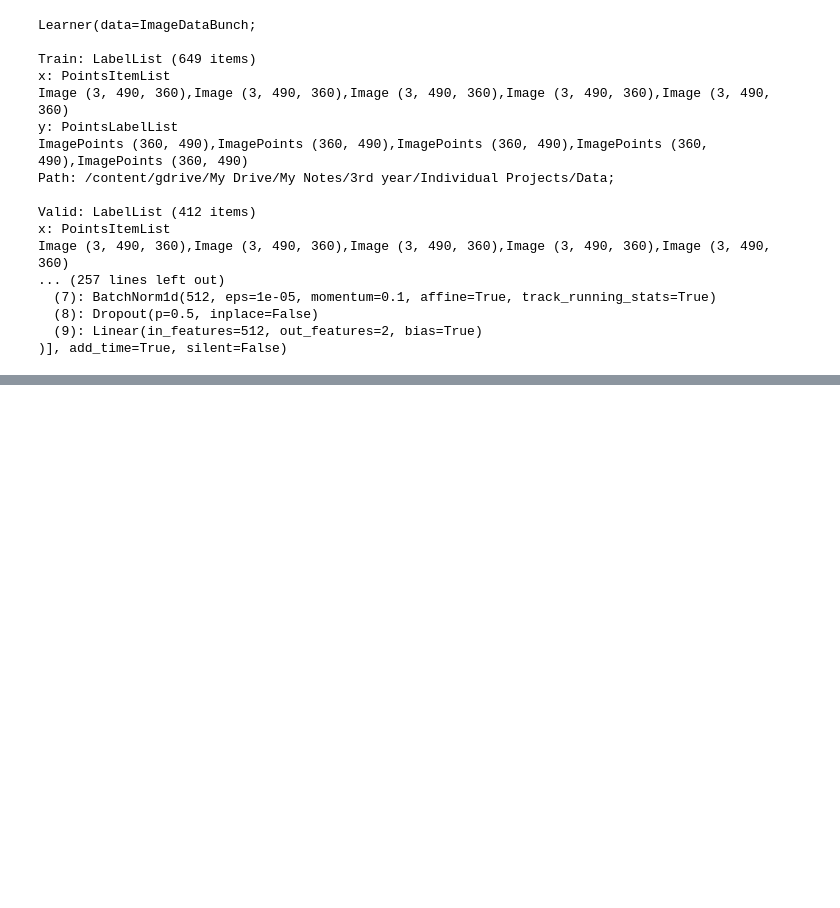
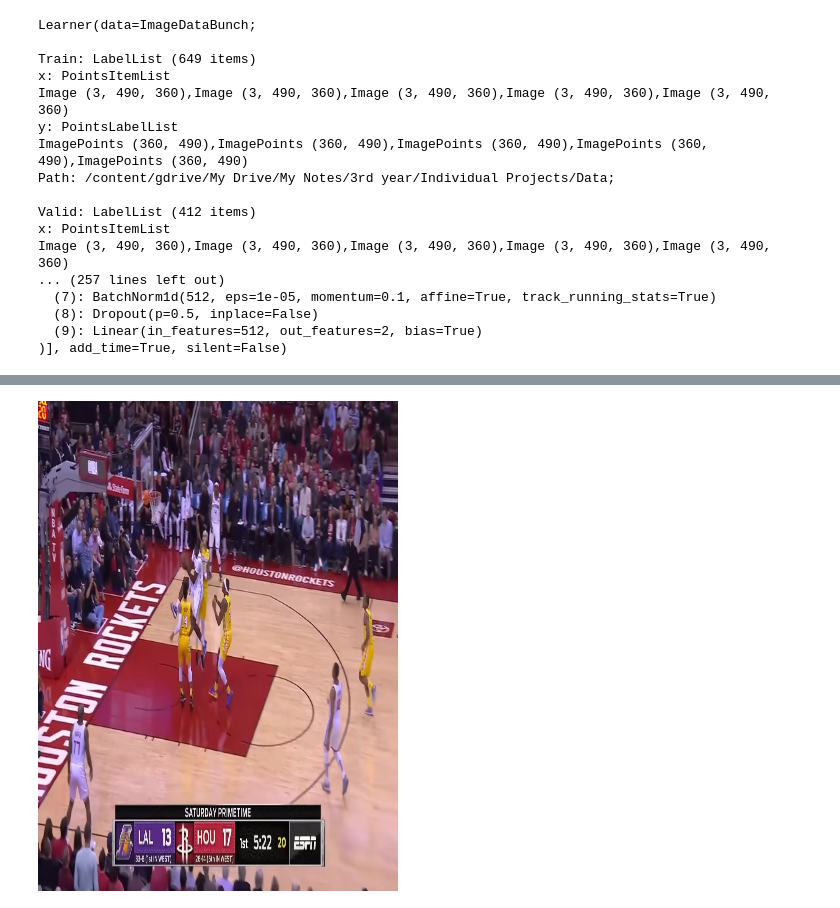
Before and after one commit to Pager07/Human-object-interaction-for-basketball-videos, a Jupyter notebook: ImageRegression.ipynb, the cells around one changed output, grey strips where cells are left out. Cells and saved outputs as stored; diff of their text form; code cells hidden in the pictures; blank space fills up the shorter version.

Commit message:
Testing model on an image

```diff
--- a/ImageRegression.ipynb
+++ b/ImageRegression.ipynb
@@ -330,0 +328,2 @@ PosixPath('/content/gdrive/My Drive/My Notes/3rd year/Individual Projects/Data')
+# %%
+test_img = open_image(path/'test'/'test2.png')
@@ -330,0 +332,4 @@ PosixPath('/content/gdrive/My Drive/My Notes/3rd year/Individual Projects/Data')
+# %%
+test_img.resize(torch.Size([test_img.shape[0] ,490,360]))
+# %% [output]
+[figure, added]
```
Also changed, not shown: parts of 3 cells of this notebook.
